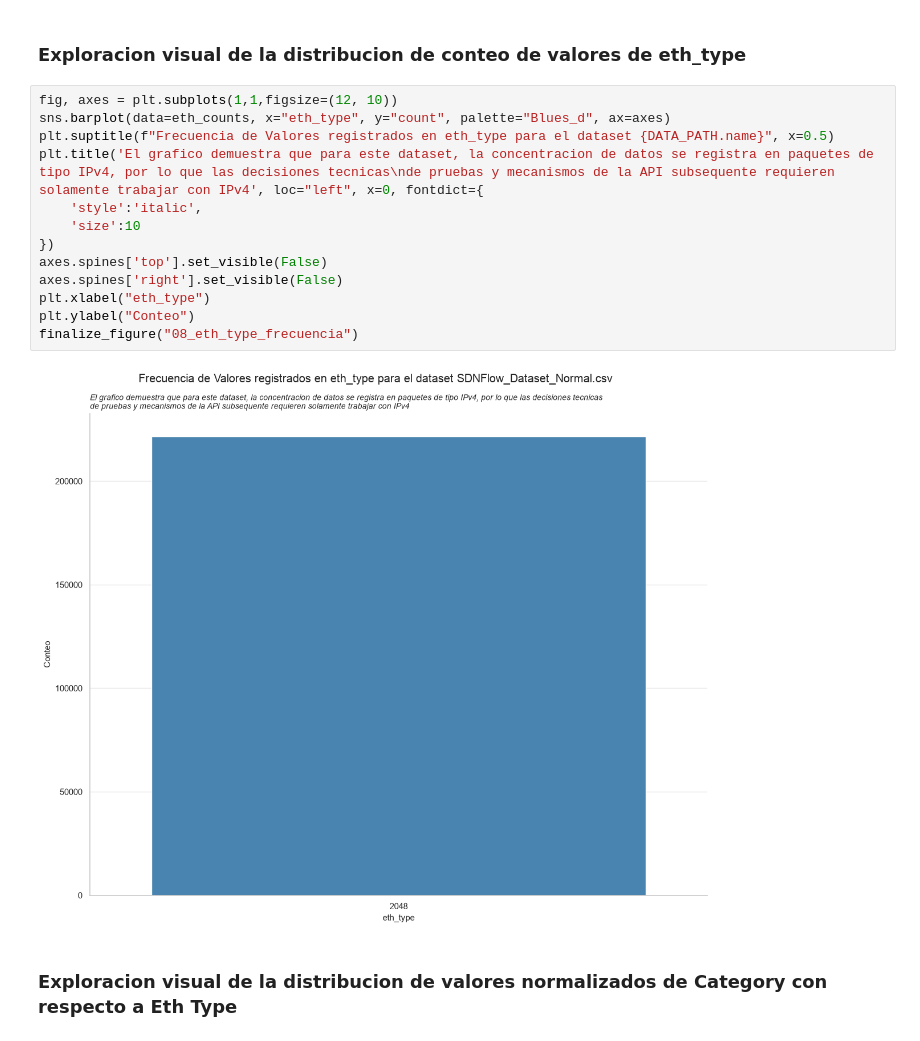
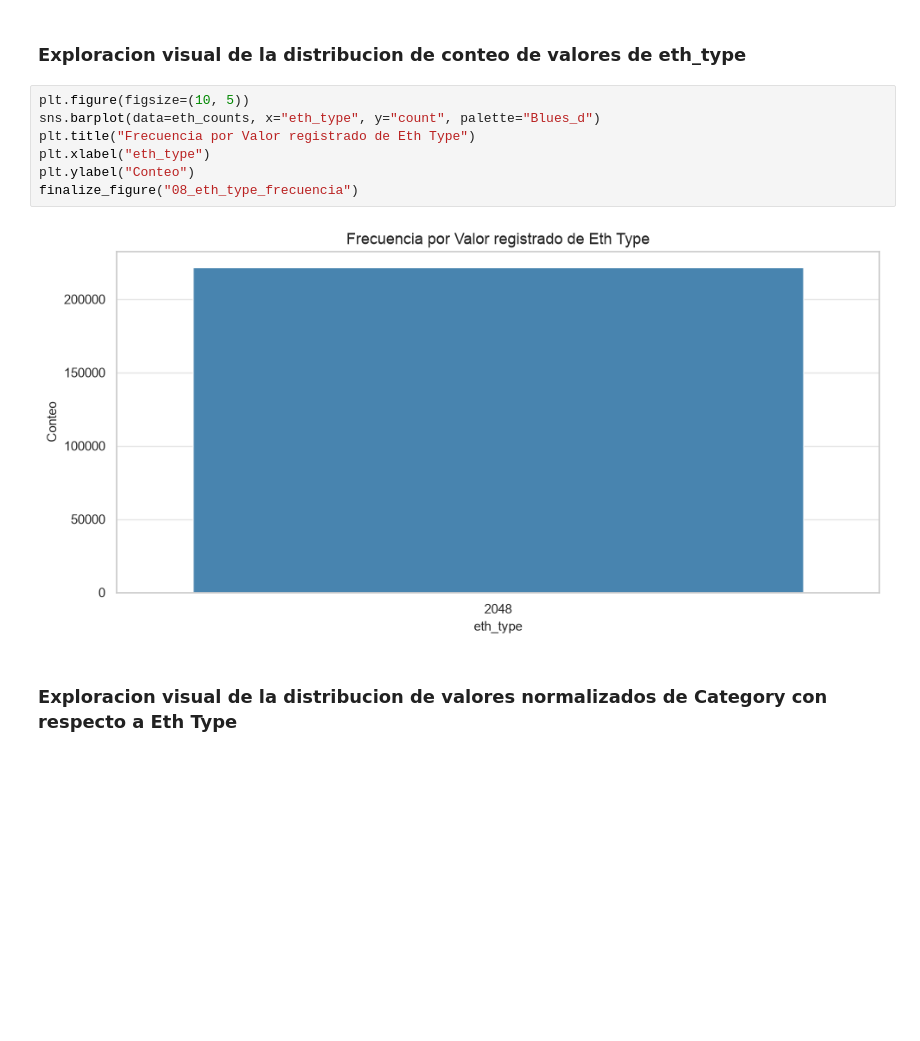
Before and after one commit to Volv1t3/SDN-Thesis-Project, a Jupyter notebook: src/main/python/model/SDN-MPLS-ML-TechDemonstrator-Dataset-EDA.ipynb, the cells around one changed output. Drawn from its saved outputs; the diff is of its cells as text; blank space fills up the shorter version.

```diff
--- a/src/main/python/model/SDN-MPLS-ML-TechDemonstrator-Dataset-EDA.ipynb
+++ b/src/main/python/model/SDN-MPLS-ML-TechDemonstrator-Dataset-EDA.ipynb
@@ -1544,20 +1827,14 @@ Solo IPv4 2048 presente: True
 # %% [markdown]
 ### Exploracion visual de la distribucion de conteo de valores de eth_type
 # %%
-fig, axes = plt.subplots(1,1,figsize=(12, 10))
-sns.barplot(data=eth_counts, x="eth_type", y="count", palette="Blues_d", ax=axes)
-plt.suptitle(f"Frecuencia de Valores registrados en eth_type para el dataset {DATA_PATH.name}", x=0.5)
-plt.title('El grafico demuestra que para este dataset, la concentracion de datos se registra en paquetes de tipo IPv4, por lo que las decisiones tecnicas\nde pruebas y mecanismos de la API subsequente requieren solamente trabajar con IPv4', loc="left", x=0, fontdict={
-    'style':'italic',
-    'size':10
-})
-axes.spines['top'].set_visible(False)
-axes.spines['right'].set_visible(False)
+plt.figure(figsize=(10, 5))
+sns.barplot(data=eth_counts, x="eth_type", y="count", palette="Blues_d")
+plt.title("Frecuencia por Valor registrado de Eth Type")
 plt.xlabel("eth_type")
 plt.ylabel("Conteo")
 finalize_figure("08_eth_type_frecuencia")
 # %% [output]
-[figure, old version]
+[figure, new version]
 # %% [markdown]
 ### Exploracion visual de la distribucion de valores normalizados de Category con respecto a Eth Type
 # %%
```
Also changed, not shown: parts of 28 cells of this notebook, 1 other file.
